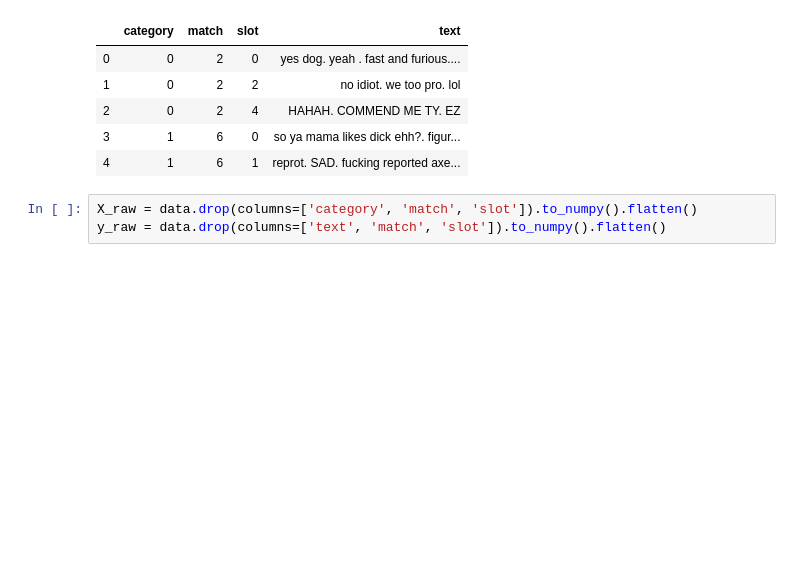
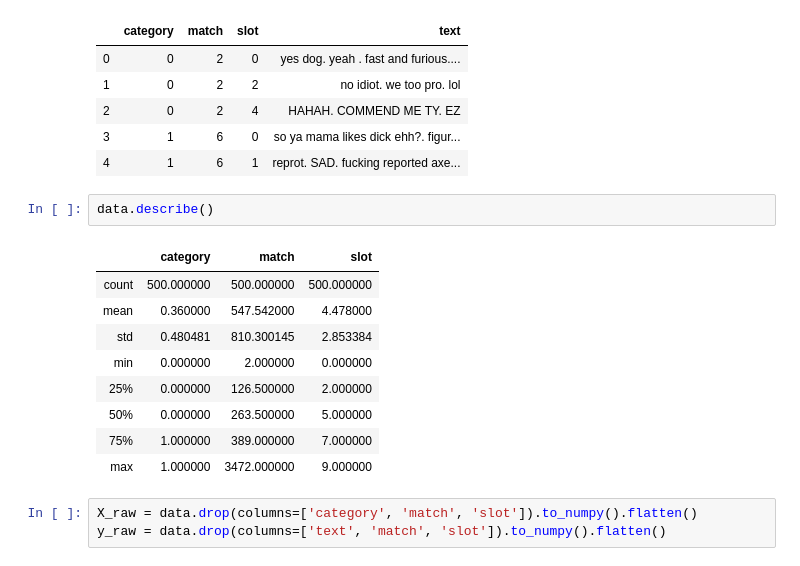
Before and after one commit to isjhar/Dota2ToxicDetection, a Jupyter notebook: TextClassification.ipynb, the cells around one changed output. Cells and saved outputs as stored; diff of their text form; blank space fills up the shorter version.

```diff
--- a/TextClassification.ipynb
+++ b/TextClassification.ipynb
@@ -296,6 +516,18 @@ data.head()
 | 2 | 0 | 2 | 4 | HAHAH. COMMEND ME TY. EZ |
 | 3 | 1 | 6 | 0 | so ya mama likes dick ehh?. figur... |
 | 4 | 1 | 6 | 1 | reprot. SAD. fucking reported axe... |
+# %%
+data.describe()
+# %% [output]
+|  | category | match | slot |
+| count | 500.000000 | 500.000000 | 500.000000 |
+| mean | 0.360000 | 547.542000 | 4.478000 |
+| std | 0.480481 | 810.300145 | 2.853384 |
+| min | 0.000000 | 2.000000 | 0.000000 |
+| 25% | 0.000000 | 126.500000 | 2.000000 |
+| 50% | 0.000000 | 263.500000 | 5.000000 |
+| 75% | 1.000000 | 389.000000 | 7.000000 |
+| max | 1.000000 | 3472.000000 | 9.000000 |
 # %%
 X_raw = data.drop(columns=['category', 'match', 'slot']).to_numpy().flatten()
 y_raw = data.drop(columns=['text', 'match', 'slot']).to_numpy().flatten()
```
Also changed, not shown: parts of 35 cells of this notebook, 1 other file.
